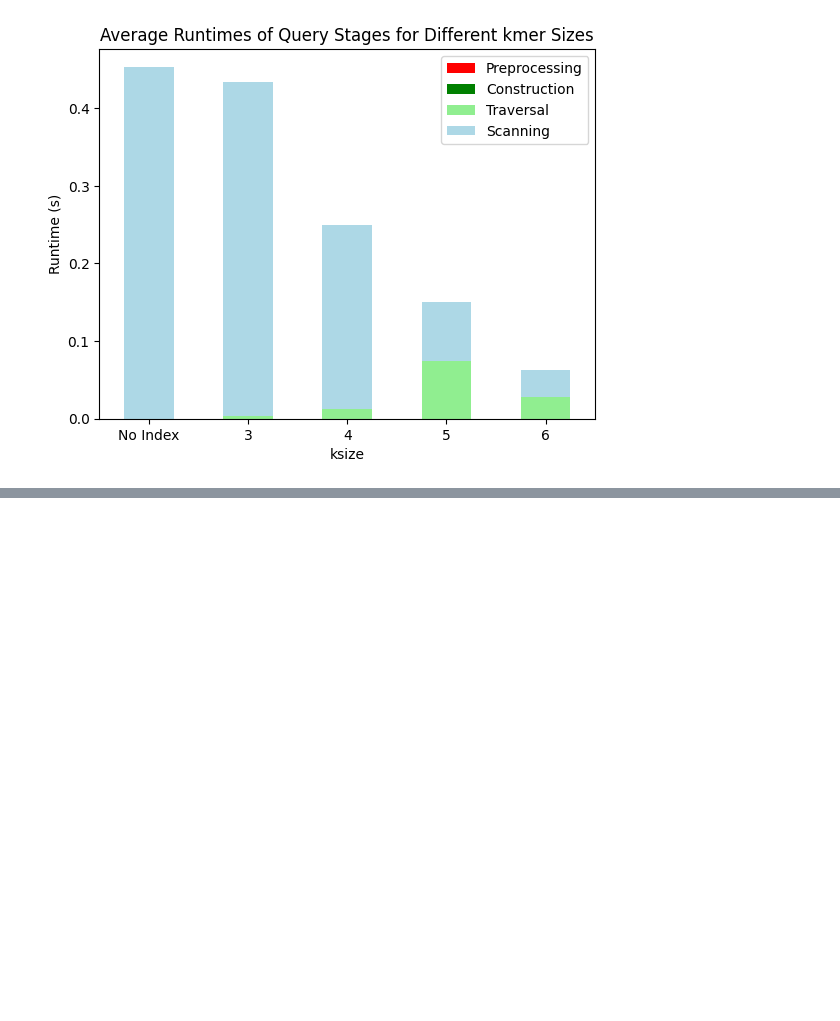
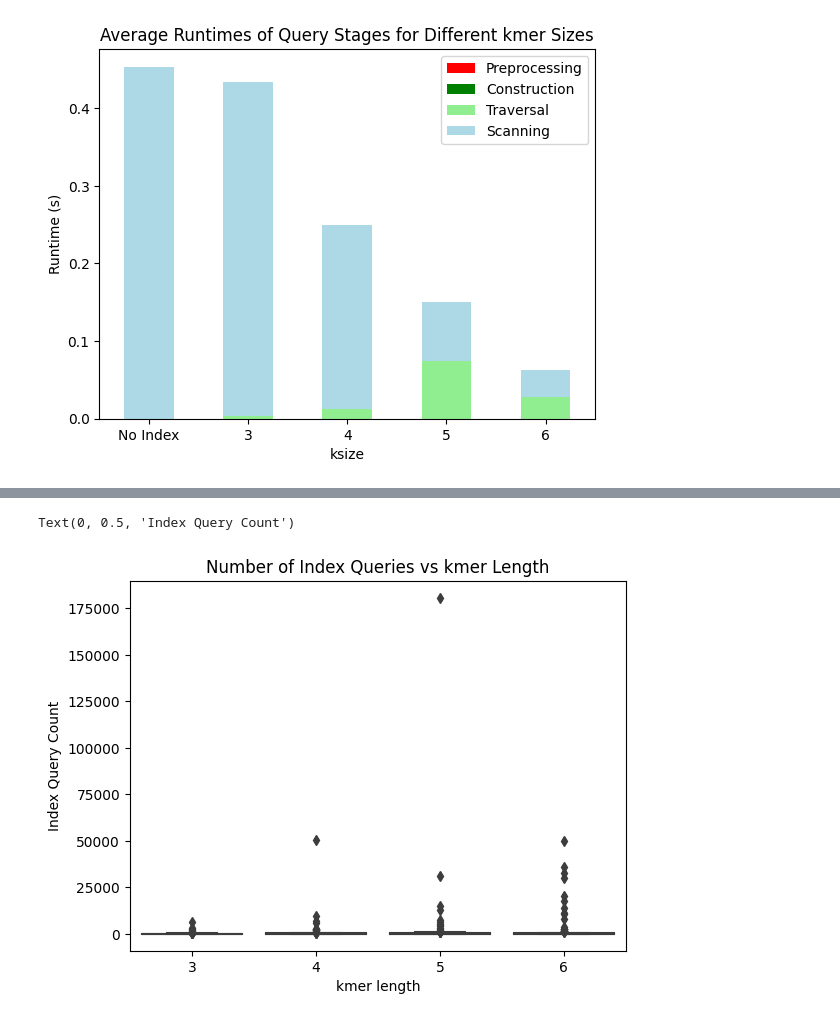
Before and after one commit to remyschwab/tetrex_analysis, a Jupyter notebook: no_cache_runtime_analysis.ipynb, the cells around one changed output, grey strips where cells are left out. Cells and saved outputs as stored; diff of their text form; code cells hidden in the pictures; blank space fills up the shorter version.

```diff
--- a/no_cache_runtime_analysis.ipynb
+++ b/no_cache_runtime_analysis.ipynb
@@ -39,0 +52,8 @@ Text(0, 0.5, 'Runtime (s)')
+# %%
+ax = sns.boxplot(data=df_merged, x="ksize", y="Index Queries")
+ax.set_title("Number of Index Queries vs kmer Length")
+ax.set_xlabel("kmer length")
+ax.set_ylabel("Index Query Count")
+# %% [output]
+Text(0, 0.5, 'Index Query Count')
+[figure, added]
```
Also changed, not shown: parts of 4 cells of this notebook, 3 other files.
